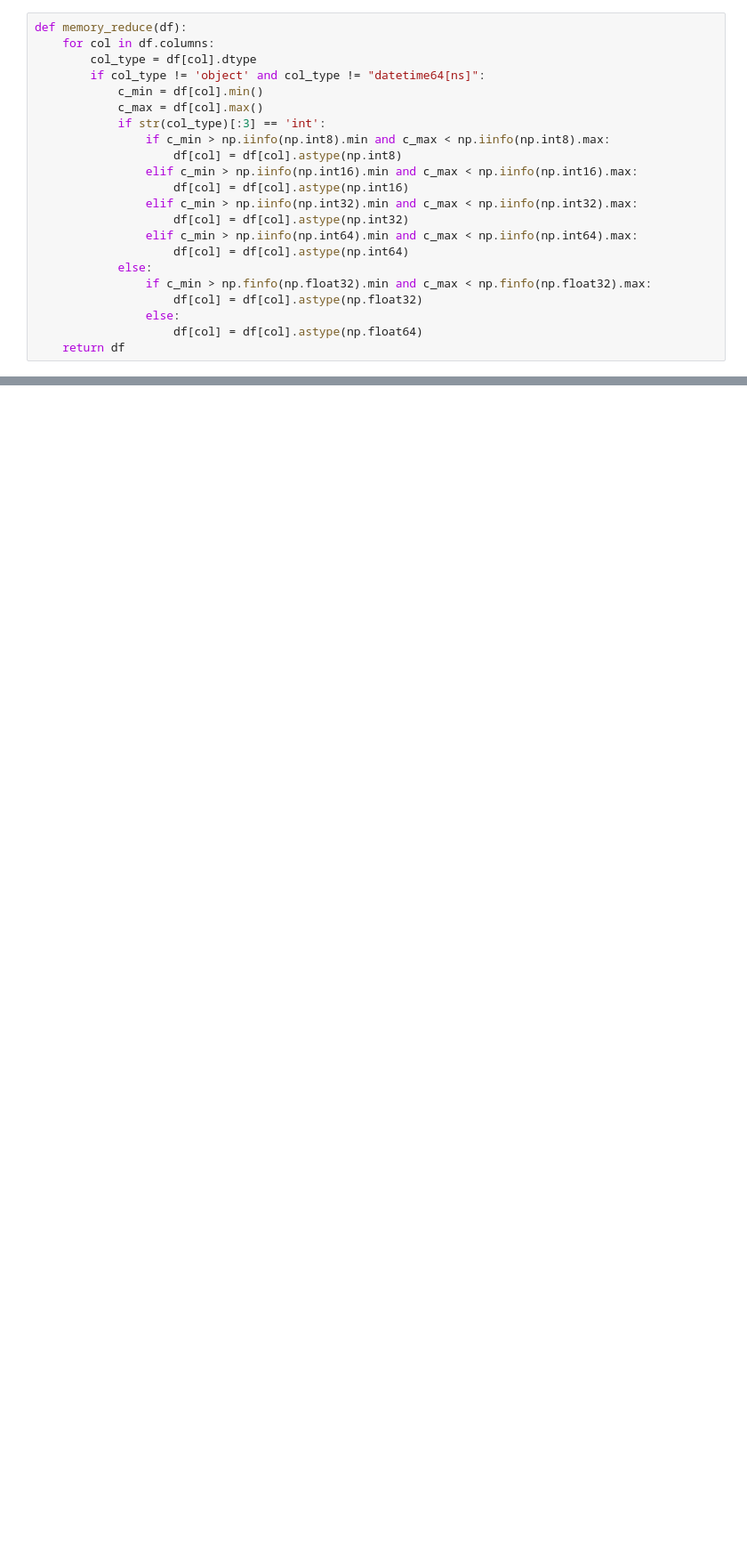
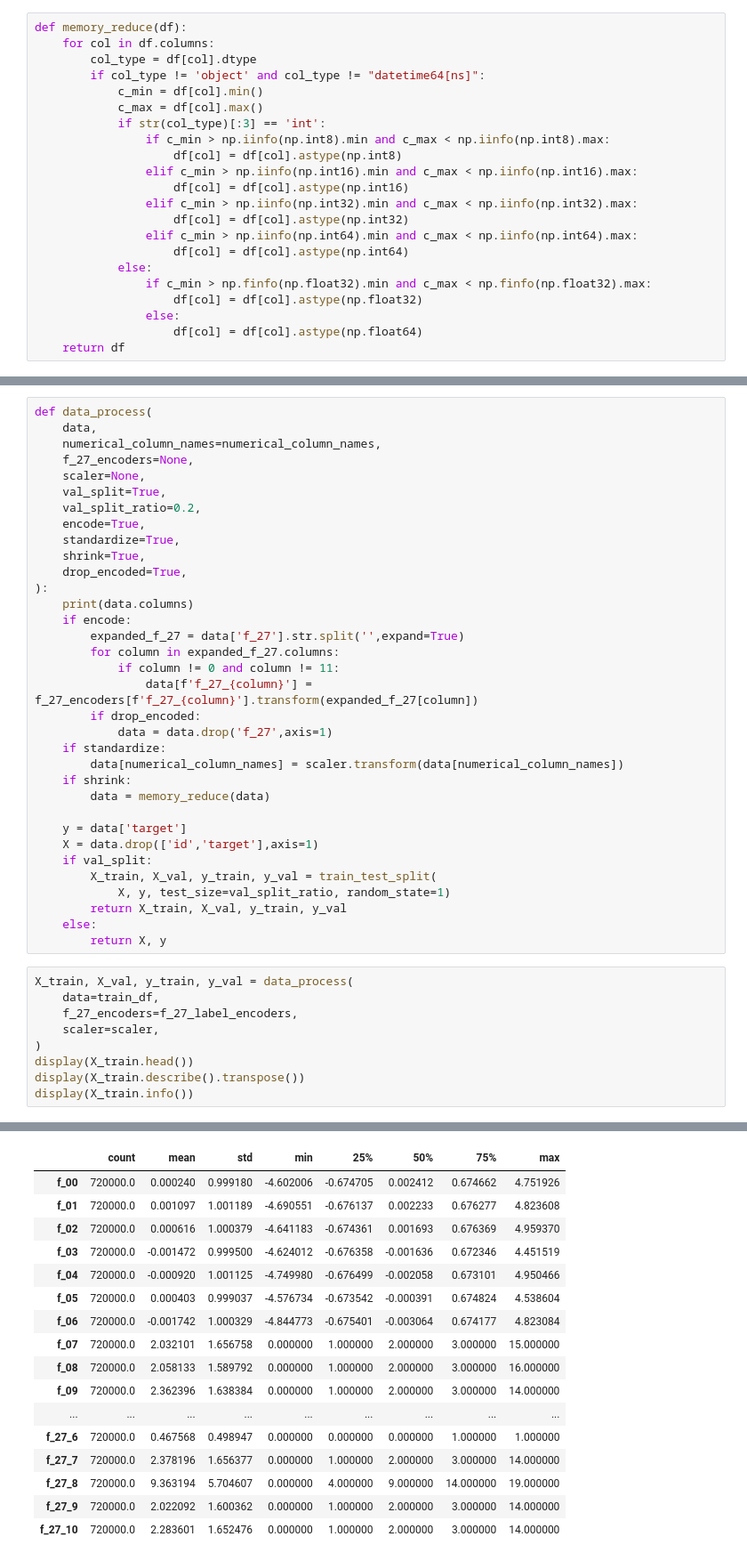
Before and after one commit to ebzkurt1/kaggle_competitions, a Jupyter notebook: tabular-may.ipynb, the cells around one changed output, grey strips where cells are left out. Shown at 89% size. Saved outputs shown, nothing was run; the diff lists cells and outputs as text; blank space fills up the shorter version.

```diff
--- a/tabular-may.ipynb
+++ b/tabular-may.ipynb
@@ -224,0 +165,44 @@ array([-6.745e-18,  8.298e-16,  1.070e-14, -5.709e-17, -2.300e-17,
+# %%
+def data_process(
+    data,
+    numerical_column_names=numerical_column_names,
+    f_27_encoders=None,
+    scaler=None,
+    val_split=True,
+    val_split_ratio=0.2,
+    encode=True,
+    standardize=True,
+    shrink=True,
+    drop_encoded=True,
+):
+    print(data.columns)
+    if encode:
+        expanded_f_27 = data['f_27'].str.split('',expand=True)
+        for column in expanded_f_27.columns:
+            if column != 0 and column != 11:
+                data[f'f_27_{column}'] = f_27_encoders[f'f_27_{column}'].transform(expanded_f_27[column])
+        if drop_encoded:
+            data = data.drop('f_27',axis=1)
+    if standardize:
+        data[numerical_column_names] = scaler.transform(data[numerical_column_names])
+    if shrink:
+        data = memory_reduce(data)
+
+    y = data['target']
+    X = data.drop(['id','target'],axis=1)
+    if val_split:
+        X_train, X_val, y_train, y_val = train_test_split(
+            X, y, test_size=val_split_ratio, random_state=1)
+        return X_train, X_val, y_train, y_val
+    else:
+        return X, y
+# %%
+X_train, X_val, y_train, y_val = data_process(
+    data=train_df,
+    f_27_encoders=f_27_label_encoders,
+    scaler=scaler,
+)
+display(X_train.head())
+display(X_train.describe().transpose())
+display(X_train.info())
+# %% [output]
@@ -224,0 +221,17 @@ array([-6.745e-18,  8.298e-16,  1.070e-14, -5.709e-17, -2.300e-17,
+|  | count | mean | std | min | 25% | 50% | 75% | max |
+| f_00 | 720000.0 | 0.000240 | 0.999180 | -4.602006 | -0.674705 | 0.002412 | 0.674662 | 4.751926 |
+| f_01 | 720000.0 | 0.001097 | 1.001189 | -4.690551 | -0.676137 | 0.002233 | 0.676277 | 4.823608 |
+| f_02 | 720000.0 | 0.000616 | 1.000379 | -4.641183 | -0.674361 | 0.001693 | 0.676369 | 4.959370 |
+| f_03 | 720000.0 | -0.001472 | 0.999500 | -4.624012 | -0.676358 | -0.001636 | 0.672346 | 4.451519 |
+| f_04 | 720000.0 | -0.000920 | 1.001125 | -4.749980 | -0.676499 | -0.002058 | 0.673101 | 4.950466 |
+| f_05 | 720000.0 | 0.000403 | 0.999037 | -4.576734 | -0.673542 | -0.000391 | 0.674824 | 4.538604 |
+| f_06 | 720000.0 | -0.001742 | 1.000329 | -4.844773 | -0.675401 | -0.003064 | 0.674177 | 4.823084 |
+| f_07 | 720000.0 | 2.032101 | 1.656758 | 0.000000 | 1.000000 | 2.000000 | 3.000000 | 15.000000 |
+| f_08 | 720000.0 | 2.058133 | 1.589792 | 0.000000 | 1.000000 | 2.000000 | 3.000000 | 16.000000 |
+| f_09 | 720000.0 | 2.362396 | 1.638384 | 0.000000 | 1.000000 | 2.000000 | 3.000000 | 14.000000 |
+| ... | ... | ... | ... | ... | ... | ... | ... | ... |
+| f_27_6 | 720000.0 | 0.467568 | 0.498947 | 0.000000 | 0.000000 | 0.000000 | 1.000000 | 1.000000 |
+| f_27_7 | 720000.0 | 2.378196 | 1.656377 | 0.000000 | 1.000000 | 2.000000 | 3.000000 | 14.000000 |
+| f_27_8 | 720000.0 | 9.363194 | 5.704607 | 0.000000 | 4.000000 | 9.000000 | 14.000000 | 19.000000 |
+| f_27_9 | 720000.0 | 2.022092 | 1.600362 | 0.000000 | 1.000000 | 2.000000 | 3.000000 | 14.000000 |
+| f_27_10 | 720000.0 | 2.283601 | 1.652476 | 0.000000 | 1.000000 | 2.000000 | 3.000000 | 14.000000 |
```
Also changed, not shown: parts of 20 cells of this notebook.
